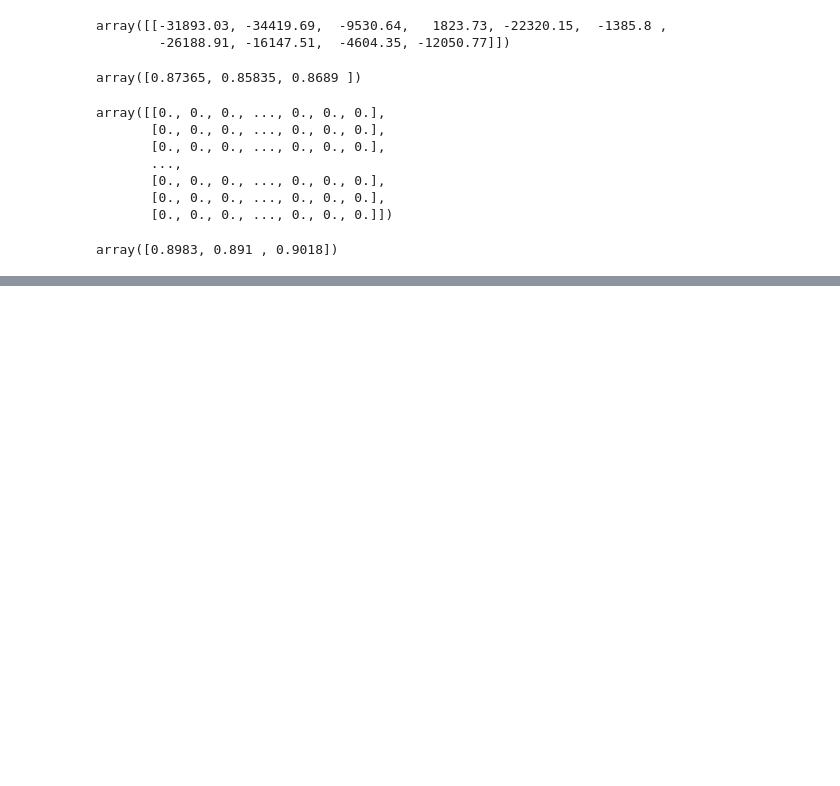
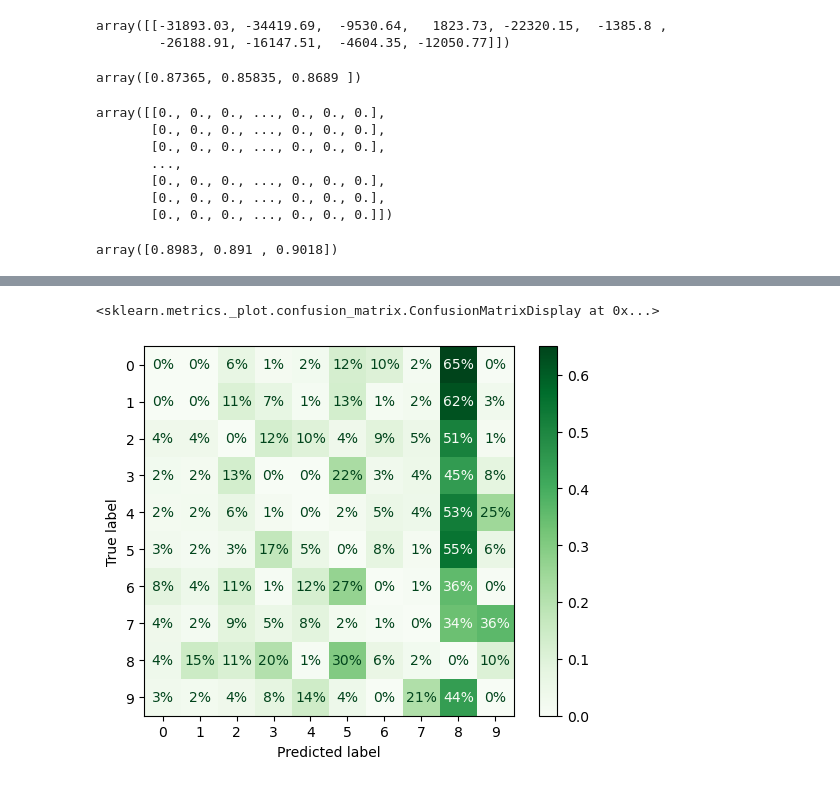
Before and after one commit to Parmida79/baldr, a Jupyter notebook: baldr/homl_chapter_3.ipynb, the cells around one changed output, grey strips where cells are left out. Drawn from its saved outputs; the diff is of its cells as text; code cells hidden in the pictures; blank space fills up the shorter version.

```diff
--- a/baldr/homl_chapter_3.ipynb
+++ b/baldr/homl_chapter_3.ipynb
@@ -418,0 +438,9 @@ array([0.8983, 0.891 , 0.9018])
+# %%
+# to make the errors stand out more, you can try putting zero weight on the correct predictions
+ConfusionMatrixDisplay.from_predictions(y_train, y_train_pred, sample_weight=sample_weight, normalize='true', values_format=".0%", cmap='Greens')
+
+# For example, the 36% in row #7, column #9 does not mean that 36% of all images of 7s were misclassified as 9s. It means that 36% of the errors the model made on images of 7s were misclassified as 9s.
+# It's a row relative frequency table(the sum of all numbers in a row results in 100)
+# %% [output]
+<sklearn.metrics._plot.confusion_matrix.ConfusionMatrixDisplay at 0x...>
+[figure, added]
```
Also changed, not shown: parts of 8 cells of this notebook.
